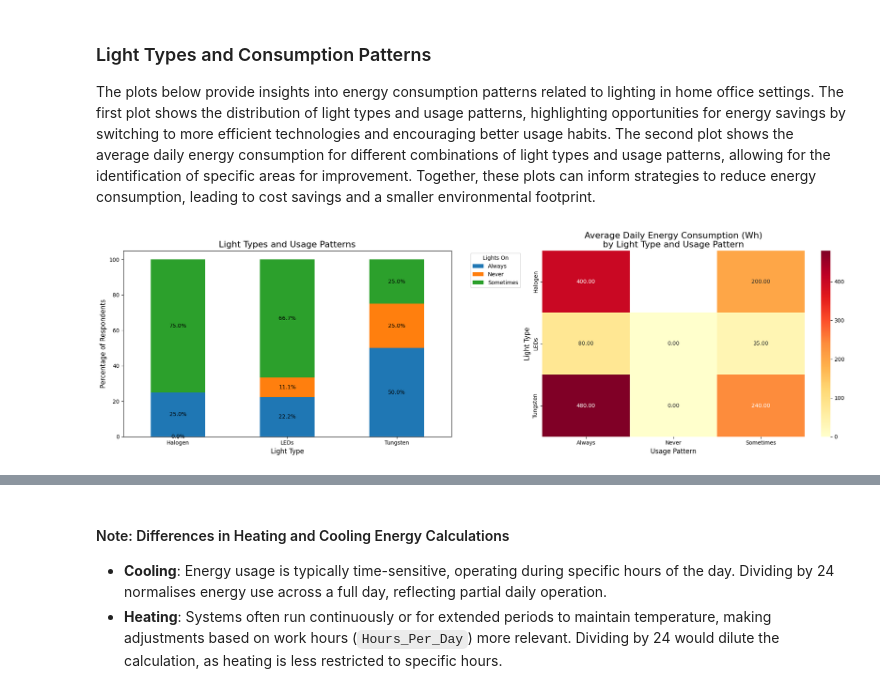
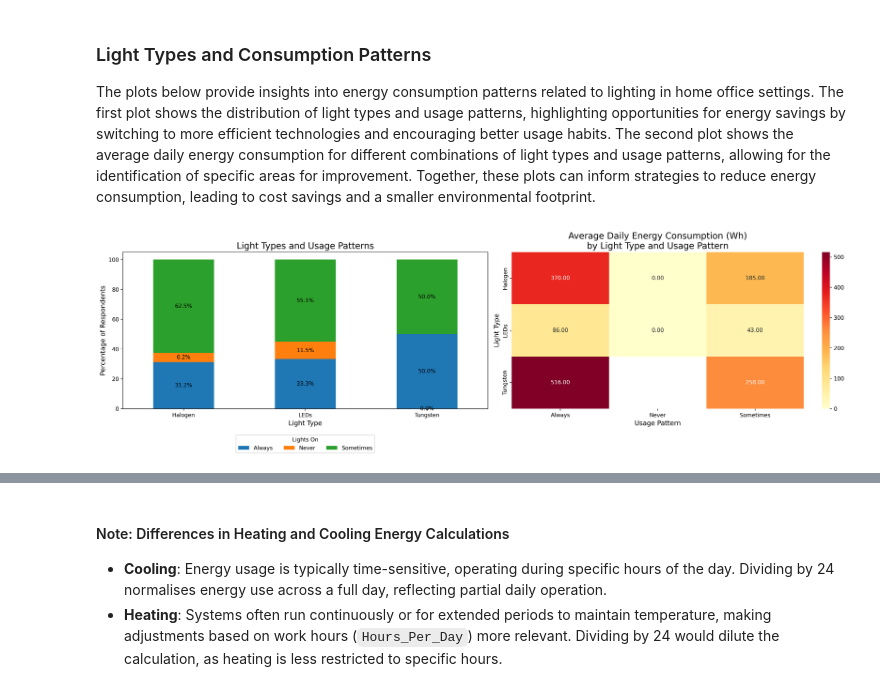
Before and after one commit to jduquegonzalez/Homeworking-Emissions-Methodology, a Jupyter notebook: Homeworking_Emissions_Methodology.ipynb, the cells around one changed output, grey strips where cells are left out. Drawn from its saved outputs; the diff is of its cells as text; code cells hidden in the pictures.

```diff
--- a/Homeworking_Emissions_Methodology.ipynb
+++ b/Homeworking_Emissions_Methodology.ipynb
@@ -67,18 +90,10 @@ To help respondents estimate their energy consumption, we have adapted a guide f
 # %%
-import pandas as pd
-import numpy as np
-import matplotlib.pyplot as plt
-import seaborn as sns
-import io
-import warnings
-
-warnings.filterwarnings("ignore")
 
 # Seed for reproducibility
 np.random.seed(42)
 
 # Number of responses
-num_responses = 35
+num_responses = 100
 
 # Define unit choices for different heating fuel types
 fuel_units = {
@@ -100,20 +115,20 @@ use_cooling = np.random.choice(["Yes", "No"], num_responses, p=[0.3, 0.7])
 
 heating_hours_per_day = np.where(additional_heating == "Yes", np.random.randint(1, 9, num_responses), 0)
 heating_months_per_year = np.where(additional_heating == "Yes", np.random.randint(1, 7, num_responses), 0)
-heating_area = np.where(additional_heating == "Yes", np.random.choice(["One_Room", "Whole_House", "More_Than_One_Room"], num_responses), "")
-heating_fuels = np.where(additional_heating == "Yes", np.random.choice(list(fuel_units.keys()), num_responses), "")
-heating_fuel_units = [fuel_units[fuel] if fuel in fuel_units else '' for fuel in heating_fuels]
+heating_area = np.where(additional_heating == "Yes", np.random.choice(["One_Room", "Whole_House", "More_Than_One_Room"], num_responses), "None")
+heating_fuels = np.where(additional_heating == "Yes", np.random.choice(list(fuel_units.keys()), num_responses), "None")
+heating_fuel_units = [fuel_units[fuel] if fuel in fuel_units else 'None' for fuel in heating_fuels]
 
 # Generate heating data conditionally based on fuel type
 heating_monthly_kWh = np.where(np.isin(heating_fuels, kwh_fuels), np.random.randint(0, 2000, num_responses), 0)
 heating_fuel_amount = np.where(np.isin(heating_fuels, amount_fuels), np.random.choice([200, 300, 400, 500], num_responses), 0)
-other_heating_types = np.where(heating_fuels == 'Other', np.random.choice(['Split_AC', 'Ceiling_Fan'], num_responses), "")
+other_heating_types = np.where(heating_fuels == 'Other', np.random.choice(['Split_AC', 'Ceiling_Fan'], num_responses), "None")
 
 cooling_monthly_kWh = np.where(use_cooling == "Yes", np.random.randint(180, 2000, num_responses), 0)
 cooling_hours_per_day = np.where(use_cooling == "Yes", np.random.randint(1, 10, num_responses), 0)
 cooling_months_per_year = np.where(use_cooling == "Yes", np.random.randint(1, 7, num_responses), 0)
-cooling_type = np.where(use_cooling == "Yes", np.random.choice(["Central_AC", "Window_Wall_Unit", "Portable_Fans", "Other"], num_responses), "")
-thermostat = np.where(use_cooling == "Yes", np.random.choice(["Yes", "No"], num_responses), "")
+cooling_type = np.where(use_cooling == "Yes", np.random.choice(["Central_AC", "Window_Wall_Unit", "Portable_Fans", "Other"], num_responses), "None")
+thermostat = np.where(use_cooling == "Yes", np.random.choice(["Yes", "No"], num_responses), "None")
 
 survey_data = {
     "Respondent": range(1, num_responses + 1),
@@ -144,12 +159,12 @@ survey_data = {
     "Cooling_Months_Per_Year": cooling_months_per_year,
     "Thermostat": thermostat,
     "Primary_Work_Location": np.random.choice(
-        ["Albania", "Denmark", "Egypt", "Ethiopia", "India", "Italy",
-         "Macedonia", "Netherlands", "Pakistan", "Philippines",
-         "Portugal", "Romania", "South_Africa", "Spain", "Turkey", "UK"],
+        ["Albania", "India", "Nigeria", "Macedonia", "Bolivia",
+         "Pakistan", "Philippines", "Portugal", "Romania", "Colombia",
+         "Spain", "Turkey", "UK"],
         num_responses,
         p=[
-            0.01, 0.01, 0.01, 0.01, 0.07, 0.01,
+            0.01, 0.07, 0.04,
             0.01, 0.01, 0.01, 0.01,
             0.01, 0.01, 0.01, 0.05, 0.01, 0.75
         ]
@@ -159,14 +174,6 @@ survey_data = {
 # Create DataFrame
 survey_df = pd.DataFrame(survey_data)
 
-# Save to a temporary CSV file in memory
-csv_buffer = io.StringIO()
-survey_df.to_csv(csv_buffer, index=False)
-
-# Read the CSV content back into a DataFrame
-csv_buffer.seek(0)  # Move to the start of the StringIO buffer
-survey_df = pd.read_csv(csv_buffer)
-
 # Display the DataFrame
 survey_df.head()
 # %% [output]
@@ -418,36 +443,36 @@ light_data = survey_df.groupby(['Light_Type', 'Lights_On']).size().unstack(fill_
 light_data_pct = light_data.div(light_data.sum(axis=1), axis=0) * 100
 
 # Define energy consumption values and usage factors for heatmap
-light_energy = {'LEDs': 10, 'Halogen': 50, 'Tungsten': 60}
+light_energy = {'LEDs': 86, 'Halogen': 370, 'Tungsten': 516}
 usage_factor = {'Always': 1.0, 'Sometimes': 0.5, 'Never': 0.0}
 
 # Calculate energy consumption
-survey_df['Light_Energy'] = survey_df['Light_Type'].map(light_energy) * survey_df['Lights_On'].map(usage_factor) * survey_df['Hours_Per_Day']
+survey_df['Light_Energy'] = survey_df['Light_Type'].map(light_energy) * survey_df['Lights_On'].map(usage_factor)
 
 # Create a pivot table for average energy consumption
 energy_pivot = survey_df.pivot_table(values='Light_Energy', index='Light_Type', columns='Lights_On', aggfunc='mean')
 
 # Create the combined figure
 fig, (ax1, ax2) = plt.subplots(1, 2, figsize=(20, 6))
 
 # Stacked bar chart
 light_data_pct.plot(kind='bar', stacked=True, ax=ax1)
 ax1.set_title('Light Types and Usage Patterns', fontsize=16)
 ax1.set_xlabel('Light Type', fontsize=12)
 ax1.set_ylabel('Percentage of Respondents', fontsize=12)
-ax1.legend(title='Lights On', bbox_to_anchor=(1.05, 1), loc='upper left')
+ax1.legend(title='Lights On', bbox_to_anchor=(0.5, -0.15), loc='upper center', ncol=3)
 ax1.set_xticklabels(ax1.get_xticklabels(), rotation=0)
 
 for c in ax1.containers:
     ax1.bar_label(c, fmt='%.1f%%', label_type='center')
 
 # Heatmap
 sns.heatmap(energy_pivot, annot=True, fmt='.2f', cmap='YlOrRd', ax=ax2)
 ax2.set_title('Average Daily Energy Consumption (Wh)\nby Light Type and Usage Pattern', fontsize=16)
 ax2.set_xlabel('Usage Pattern', fontsize=12)
 ax2.set_ylabel('Light Type', fontsize=12)
 
 plt.tight_layout()
 plt.show()
 # %% [output]
-[figure, old version]
+[figure, new version]
```
Also changed, not shown: parts of 69 cells of this notebook.
